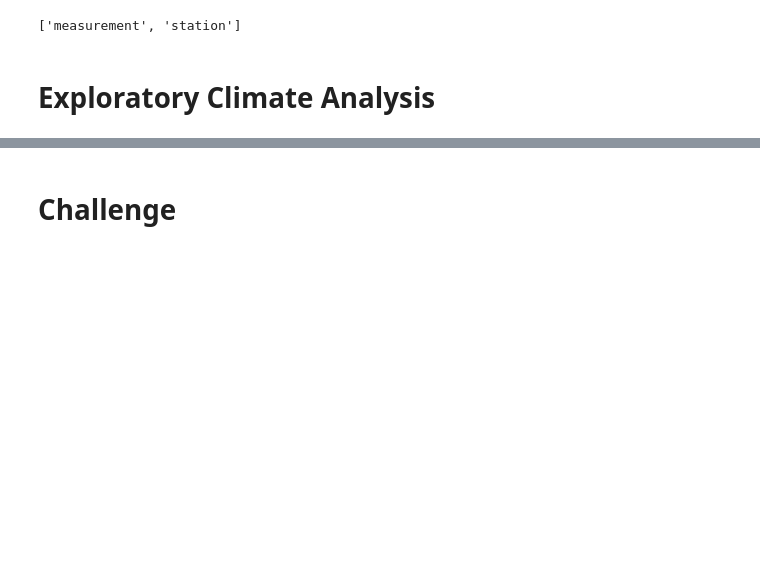
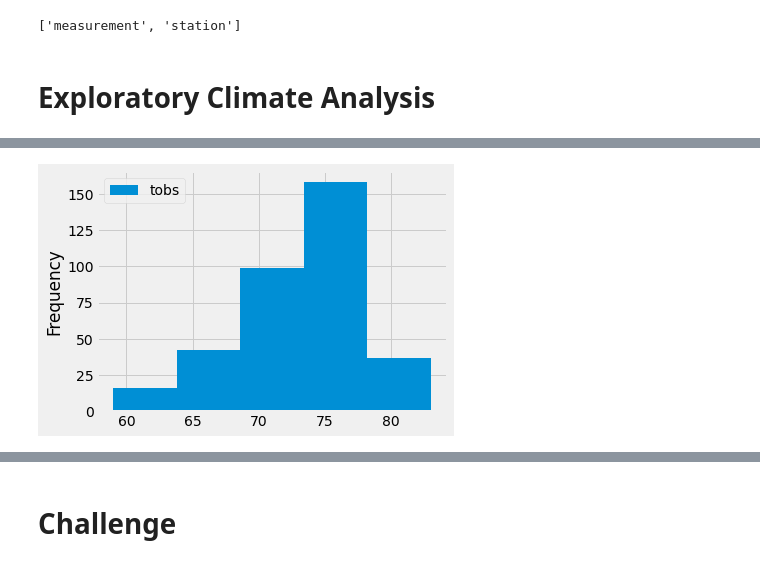
Before and after one commit to renatabg2205/surfs_up, a Jupyter notebook: climate_analysis.ipynb, the cells around one changed output, grey strips where cells are left out. Drawn from its saved outputs; the diff is of its cells as text; code cells hidden in the pictures; blank space fills up the shorter version.

```diff
--- a/climate_analysis.ipynb
+++ b/climate_analysis.ipynb
@@ -77,0 +189,9 @@ for result in results:
+# %%
+#SKILL DRILL
+#Adjust the number of bins in the plot to 5.
+#Take note of any differences in the plot caused by changing the number of bins.
+df.plot.hist(bins=5)
+#Using plt.tight_layout(), we can compress the x-axis labels so that they fit into the box holding our plot.
+plt.tight_layout()
+# %% [output]
+[figure, added]
```
Also changed, not shown: parts of 15 cells of this notebook, 1 other file.
